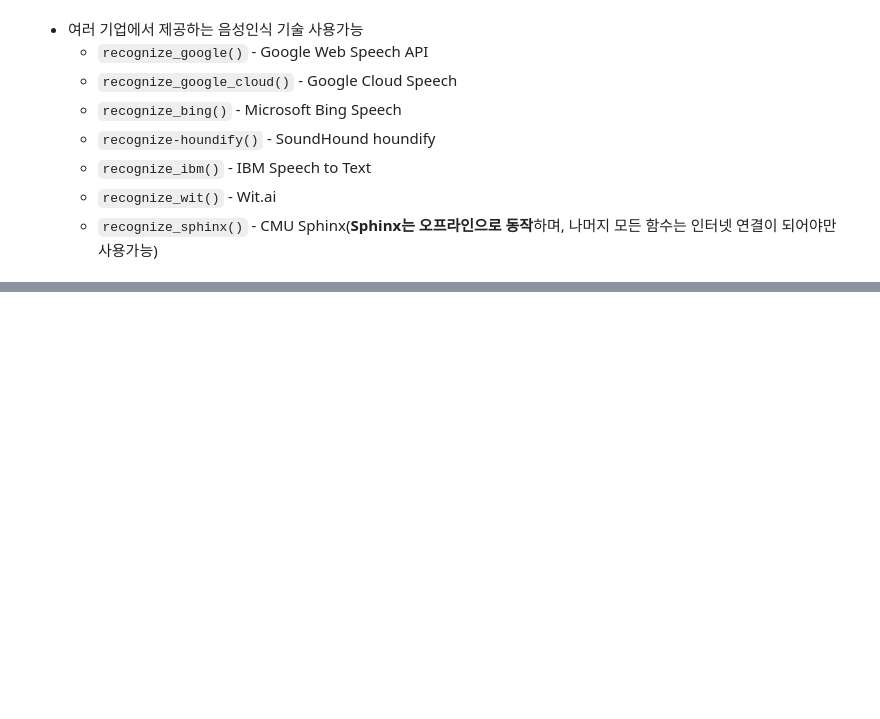
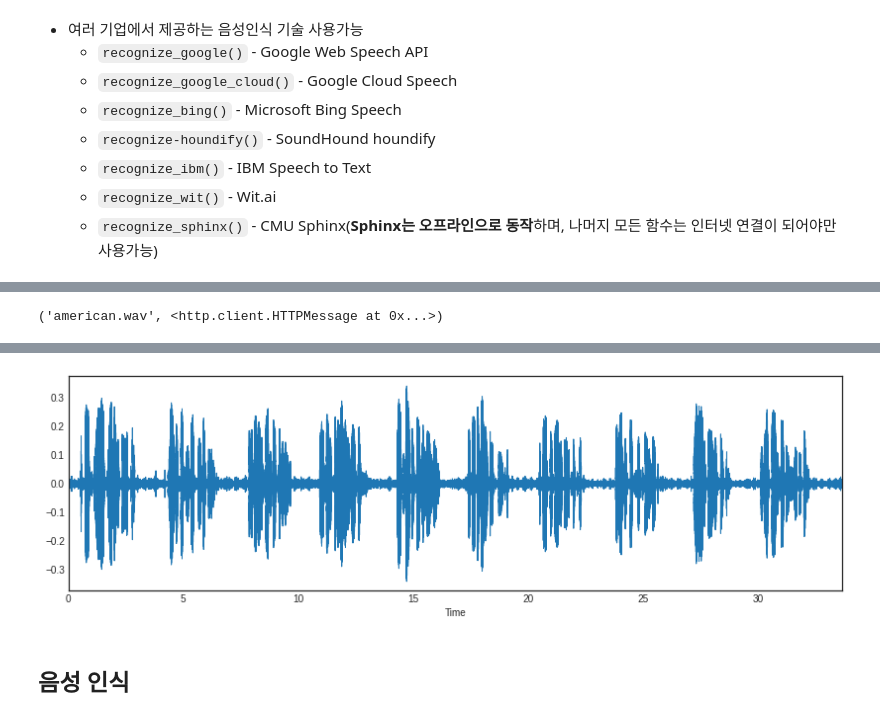
Before and after one commit to EGEG1212/TIL, a Jupyter notebook: 3_음성인식Speech_Recognition.ipynb, the cells around one changed output, grey strips where cells are left out. Saved outputs shown, nothing was run; the diff lists cells and outputs as text; code cells hidden in the pictures; blank space fills up the shorter version.

```diff
--- a/3_음성인식Speech_Recognition.ipynb
+++ b/3_음성인식Speech_Recognition.ipynb
@@ -46,0 +46,19 @@ https://www.youtube.com/watch?v=WZt2_-S261g&list=PL7ZVZgsnLwEGskuPmm2-pYsNKY8Ihs
+# %%
+import urllib.request
+
+url = 'http://www.voiptroubleshooter.com/open_speech/american/OSR_us_000_0010_8k.wav'
+urllib.request.urlretrieve(url, 'american.wav')
+# %% [output]
+('american.wav', <http.client.HTTPMessage at 0x...>)
+# %%
+import librosa.display
+import IPython.display as ipd
+import matplotlib.pyplot as plt
+plt.style.use('seaborn-white')
+
+fig = plt.figure(figsize=(14, 4))
+american_wav, rate = librosa.core.load('american.wav')
+librosa.display.waveplot(american_wav, sr=rate)
+
+ipd.Audio(american_wav, rate=rate)
+# %% [output]
@@ -46,0 +66,3 @@ https://www.youtube.com/watch?v=WZt2_-S261g&list=PL7ZVZgsnLwEGskuPmm2-pYsNKY8Ihs
+[figure, added]
+# %% [markdown]
+## 음성 인식
```
Also changed, not shown: parts of 13 cells of this notebook.
